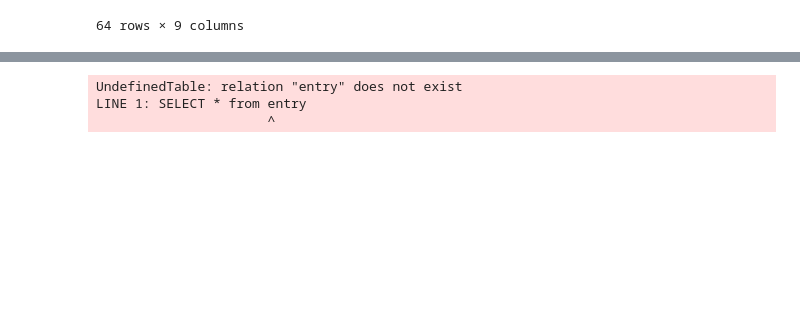
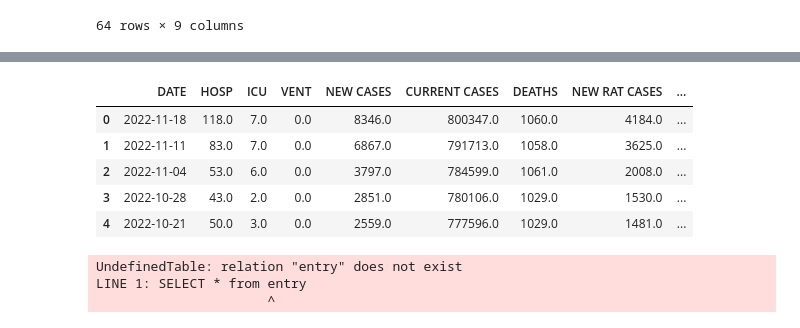
Before and after one commit to FrankMS3/COVID-Analysis, a Jupyter notebook: main.ipynb, the cells around one changed output, grey strips where cells are left out. Saved outputs shown, nothing was run; the diff lists cells and outputs as text; code cells hidden in the pictures; blank space fills up the shorter version.

```diff
--- a/main.ipynb
+++ b/main.ipynb
@@ -692,0 +699,9 @@ pd.read_sql_query('select * from vic', con=engine).head()
+# %%
+pd.read_sql_query('select * from tas', con=engine).head()
+# %% [output]
+|  | DATE | HOSP | ICU | VENT | NEW CASES | CURRENT CASES | DEATHS | NEW RAT CASES | ... |
+| 0 | 2022-11-18 | 118.0 | 7.0 | 0.0 | 8346.0 | 800347.0 | 1060.0 | 4184.0 | ... |
+| 1 | 2022-11-11 | 83.0 | 7.0 | 0.0 | 6867.0 | 791713.0 | 1058.0 | 3625.0 | ... |
+| 2 | 2022-11-04 | 53.0 | 6.0 | 0.0 | 3797.0 | 784599.0 | 1061.0 | 2008.0 | ... |
+| 3 | 2022-10-28 | 43.0 | 2.0 | 0.0 | 2851.0 | 780106.0 | 1029.0 | 1530.0 | ... |
+| 4 | 2022-10-21 | 50.0 | 3.0 | 0.0 | 2559.0 | 777596.0 | 1029.0 | 1481.0 | ... |
```
Also changed, not shown: parts of 4 cells of this notebook, 2 other files.
